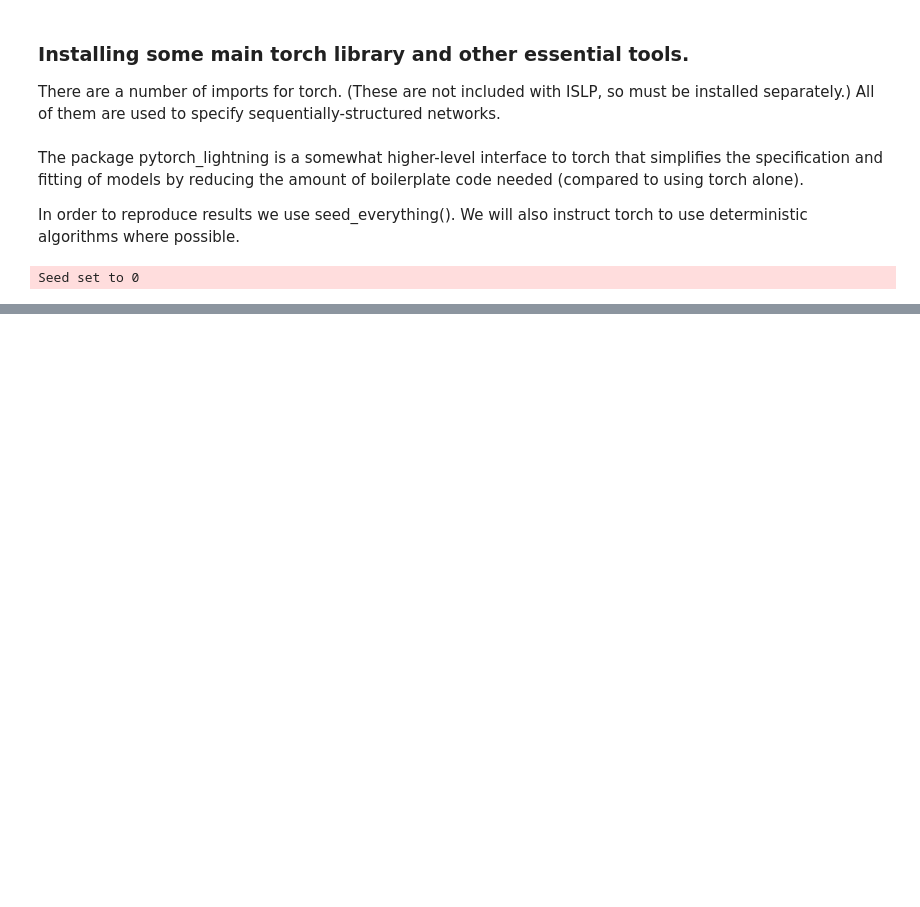
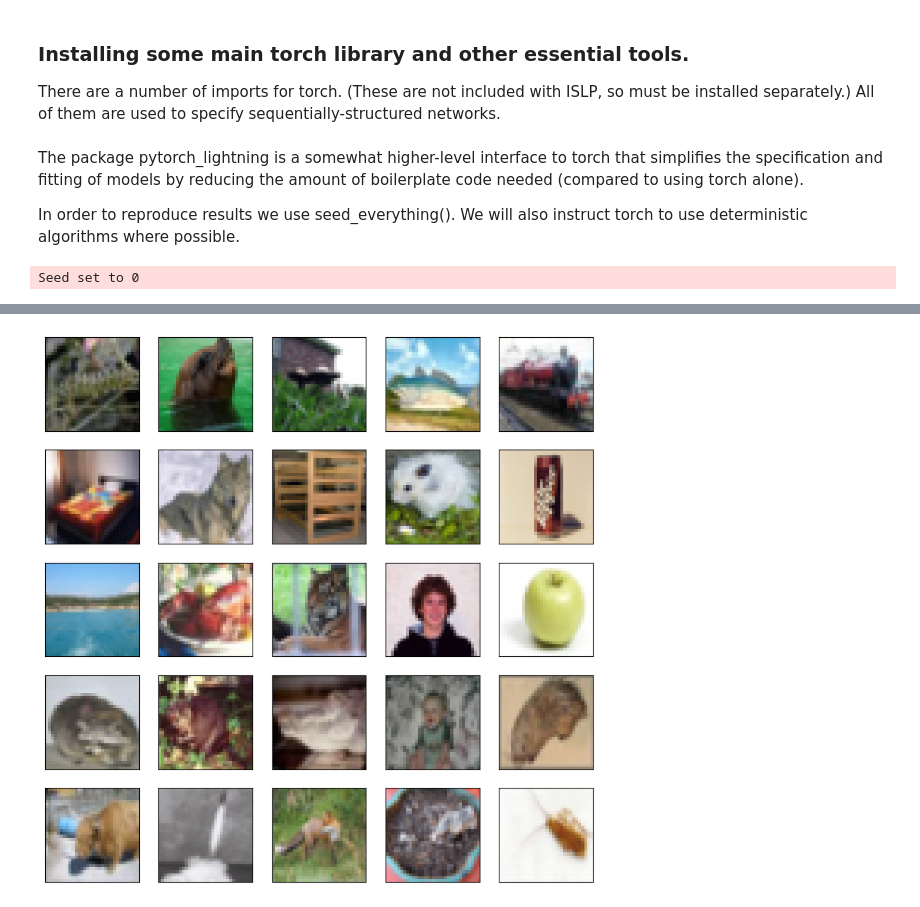
Before and after one commit to GSPune/ML-Lab-Work, a Jupyter notebook: Deep Learning (ISLR_Chapter10)/lab3&4.ipynb, the cells around one changed output, grey strips where cells are left out. Saved outputs shown, nothing was run; the diff lists cells and outputs as text; code cells hidden in the pictures; blank space fills up the shorter version.

```diff
--- a/Deep Learning (ISLR_Chapter10)/lab3&4.ipynb
+++ b/Deep Learning (ISLR_Chapter10)/lab3&4.ipynb
@@ -63,0 +81,17 @@ Seed set to 0
+# %%
+max_num_workers = rec_num_workers()
+
+transform = ToTensor()
+cifar_train_X = torch.stack([transform(x) for x in cifar_train.data])
+cifar_test_X = torch.stack([transform(x) for x in
+                            cifar_test.data])
+cifar_train = TensorDataset(cifar_train_X,
+                            torch.tensor(cifar_train.targets))
+cifar_test = TensorDataset(cifar_test_X,
+                            torch.tensor(cifar_test.targets))
+
+cifar_dm = SimpleDataModule(cifar_train,
+                            cifar_test,
+                            validation=0.2,
+                            num_workers=max_num_workers,
+                            batch_size=128)
@@ -63,0 +102,15 @@ Seed set to 0
+# %%
+fig, axes = subplots(5, 5, figsize=(10,10))
+rng = np.random.default_rng(4)
+indices = rng.choice(np.arange(len(cifar_train)), 25,
+                     replace=False).reshape((5,5))
+for i in range(5):
+    for j in range(5):
+        idx = indices[i,j]
+        axes[i,j].imshow(np.transpose(cifar_train[idx][0],
+                                      [1,2,0]),
+                                      interpolation=None)
+        axes[i,j].set_xticks([])
+        axes[i,j].set_yticks([])
+# %% [output]
+[figure, added]
```
Also changed, not shown: parts of 6 cells of this notebook.
